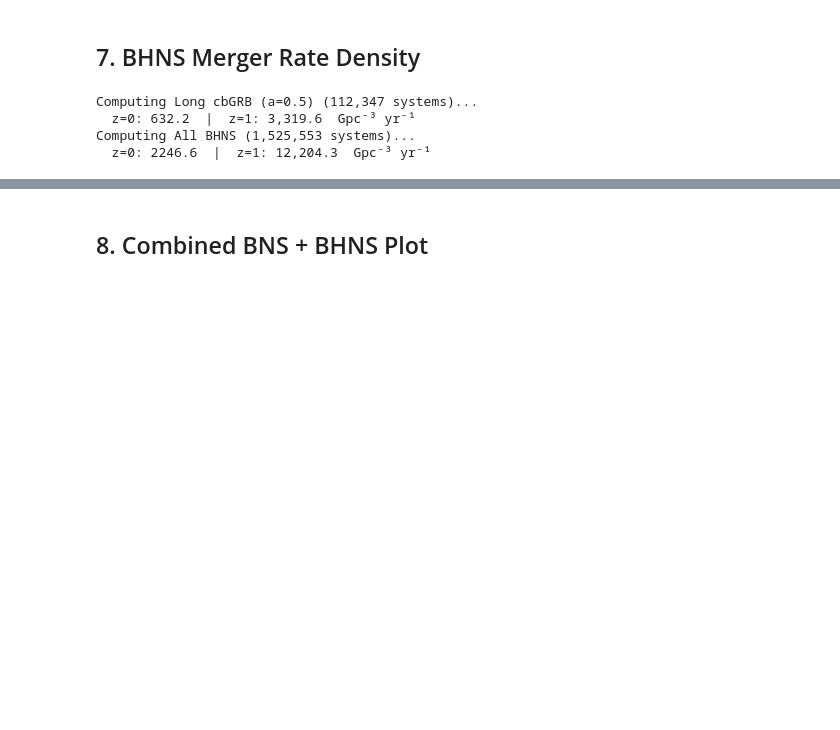
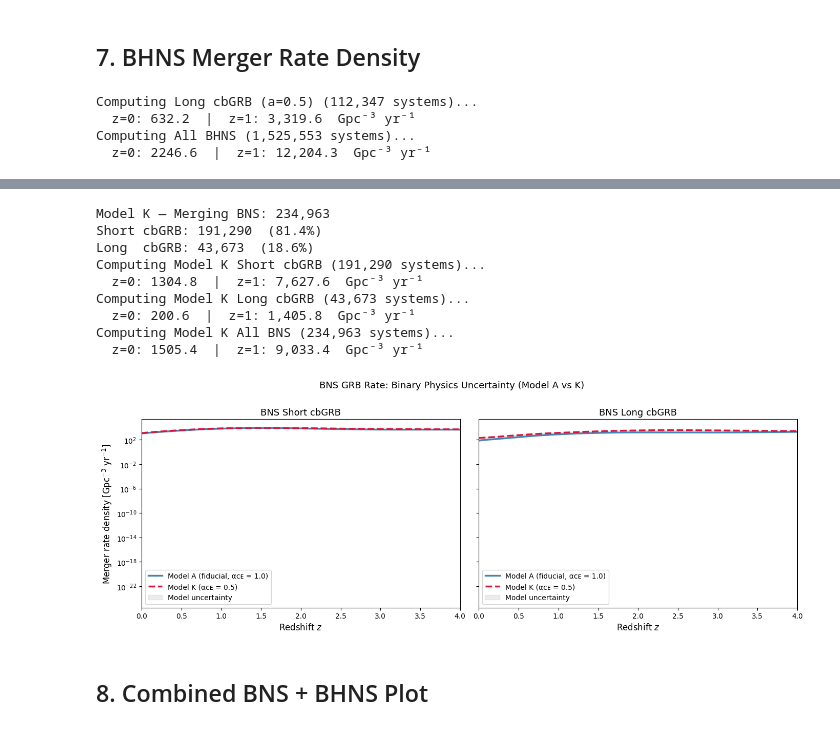
Before and after one commit to jorodgrz/GRBproject, a Jupyter notebook: GRB_CosmicRate.ipynb, the cells around one changed output, grey strips where cells are left out. Drawn from its saved outputs; the diff is of its cells as text; code cells hidden in the pictures; blank space fills up the shorter version.

```diff
--- a/GRB_CosmicRate.ipynb
+++ b/GRB_CosmicRate.ipynb
@@ -252,3 +352,75 @@ Computing All BHNS (1,525,553 systems)...
+# %%
+path_K = '/Users/josephrodriguez/research visualization/Data/COMPASCompactOutput_BNS_K.h5'
+with h5.File(path_K, 'r') as f:
+    fDCO = f['doubleCompactObjects']
+    mass1_K   = fDCO['M1'][...].squeeze()
+    mass2_K   = fDCO['M2'][...].squeeze()
+    weights_K = fDCO['weight'][...].squeeze()
+    Z_K_all   = fDCO['Metallicity1'][...].squeeze()
+    merges_K  = fDCO['mergesInHubbleTimeFlag'][...].squeeze()
+    tc_K      = fDCO['tc'][...].squeeze()
+    tform_K   = fDCO['tform'][...].squeeze()
+
+mask_K  = (merges_K == 1)
+M_tot_K = mass1_K[mask_K] + mass2_K[mask_K]
+q_K     = np.maximum(mass1_K[mask_K], mass2_K[mask_K]) / np.minimum(mass1_K[mask_K], mass2_K[mask_K])
+
+short_K = (M_tot_K < 2.8) | ((M_tot_K >= 2.8) & (q_K < 1.2))
+long_K  = (M_tot_K >= 2.8) & (q_K >= 1.2)
+
+delay_K = (tform_K + tc_K)[mask_K]
+Z_K     = Z_K_all[mask_K]
+w_K     = weights_K[mask_K]
+
+print(f"Model K — Merging BNS: {mask_K.sum():,}")
+print(f"Short cbGRB: {short_K.sum():,}  ({100*short_K.mean():.1f}%)")
+print(f"Long  cbGRB: {long_K.sum():,}  ({100*long_K.mean():.1f}%)")
+
+# Compute rates for Model K (reuses n_formed_BNS — same meanMassEvolved)
+merger_rates_K = {}
+for label, mask_grb in [('Short cbGRB', short_K),
+                          ('Long cbGRB',  long_K),
+                          ('All BNS',     np.ones(len(delay_K), dtype=bool))]:
+    print(f"Computing Model K {label} ({mask_grb.sum():,} systems)...")
+    rate = compute_merger_rate(
+        redshifts, times, time_first_SF, n_formed_BNS, dPdlogZ, metallicities, p_draw,
+        Z_K[mask_grb], delay_K[mask_grb], w_K[mask_grb],
+    )
+    merger_rates_K[label] = rate
+    print(f"  z=0: {rate[0]:.1f}  |  z=1: {rate[np.argmin(np.abs(redshifts-1))]:,.1f}  Gpc\u207b\u00b3 yr\u207b\u00b9")
+
+# ── Plot Model A vs Model K ──
+fig, axes = plt.subplots(1, 2, figsize=(14, 5), sharey=True)
+
+for ax, label in zip(axes, ['Short cbGRB', 'Long cbGRB']):
+    rA = merger_rates_BNS[label]
+    rK = merger_rates_K[label]
+    ax.plot(redshifts, rA, color='steelblue', lw=2.5, label='Model A (fiducial, \u03b1\u1D04\u1D07 = 1.0)')
+    ax.plot(redshifts, rK, color='crimson',   lw=2.5, ls='--', label='Model K (\u03b1\u1D04\u1D07 = 0.5)')
+    ax.fill_between(redshifts,
+                    np.minimum(rA, rK), np.maximum(rA, rK),
+                    alpha=0.15, color='gray', label='Model uncertainty')
+    ax.set_xlim(0, 4)
+    ax.set_yscale('log')
+    ax.set_xlabel('Redshift $z$', fontsize=12)
+    ax.set_title(f'BNS {label}', fontsize=13)
+    ax.legend(fontsize=10)
+
+axes[0].set_ylabel(r'Merger rate density [Gpc$^{-3}$ yr$^{-1}$]', fontsize=12)
+plt.suptitle('BNS GRB Rate: Binary Physics Uncertainty (Model A vs K)', fontsize=13, y=1.01)
+plt.tight_layout()
+plt.show()
+# %% [output]
+Model K — Merging BNS: 234,963
+Short cbGRB: 191,290  (81.4%)
+Long  cbGRB: 43,673  (18.6%)
+Computing Model K Short cbGRB (191,290 systems)...
+  z=0: 1304.8  |  z=1: 7,627.6  Gpc⁻³ yr⁻¹
+Computing Model K Long cbGRB (43,673 systems)...
+  z=0: 200.6  |  z=1: 1,405.8  Gpc⁻³ yr⁻¹
+Computing Model K All BNS (234,963 systems)...
+  z=0: 1505.4  |  z=1: 9,033.4  Gpc⁻³ yr⁻¹
+[figure, added]
 # %% [markdown]
 ## 8. Combined BNS + BHNS Plot
 # %%
```
Also changed, not shown: parts of 5 cells of this notebook.
